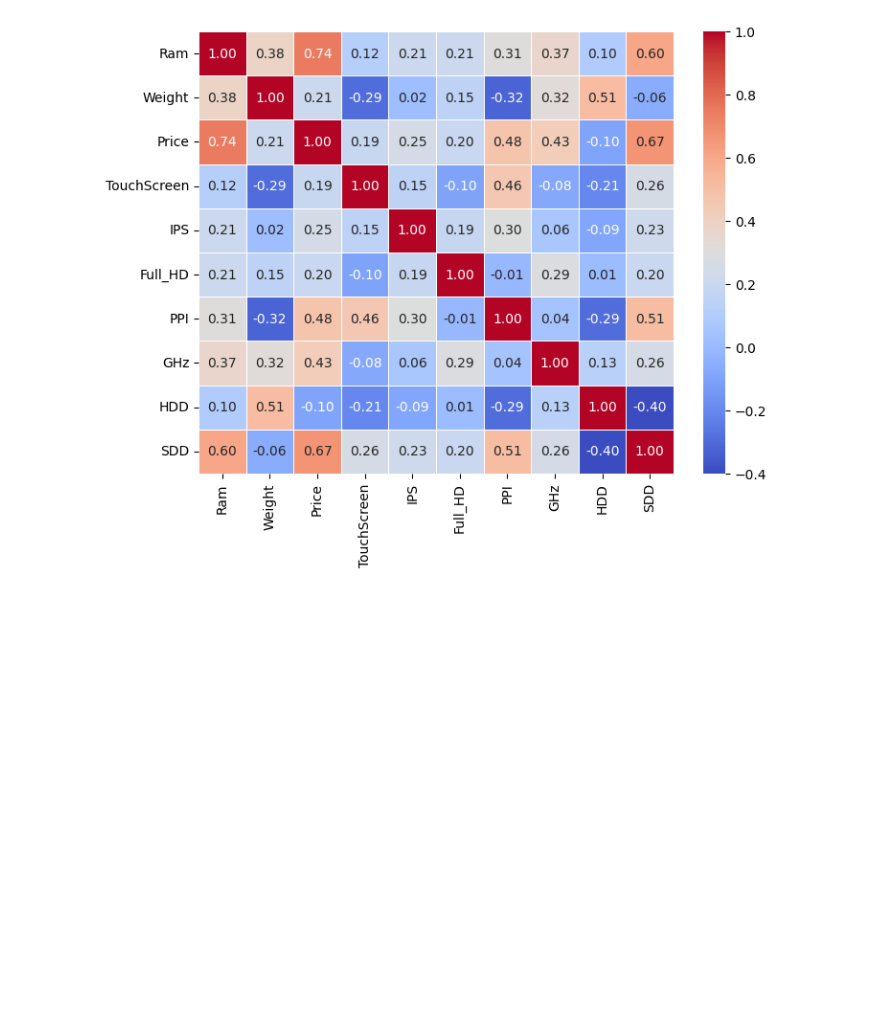
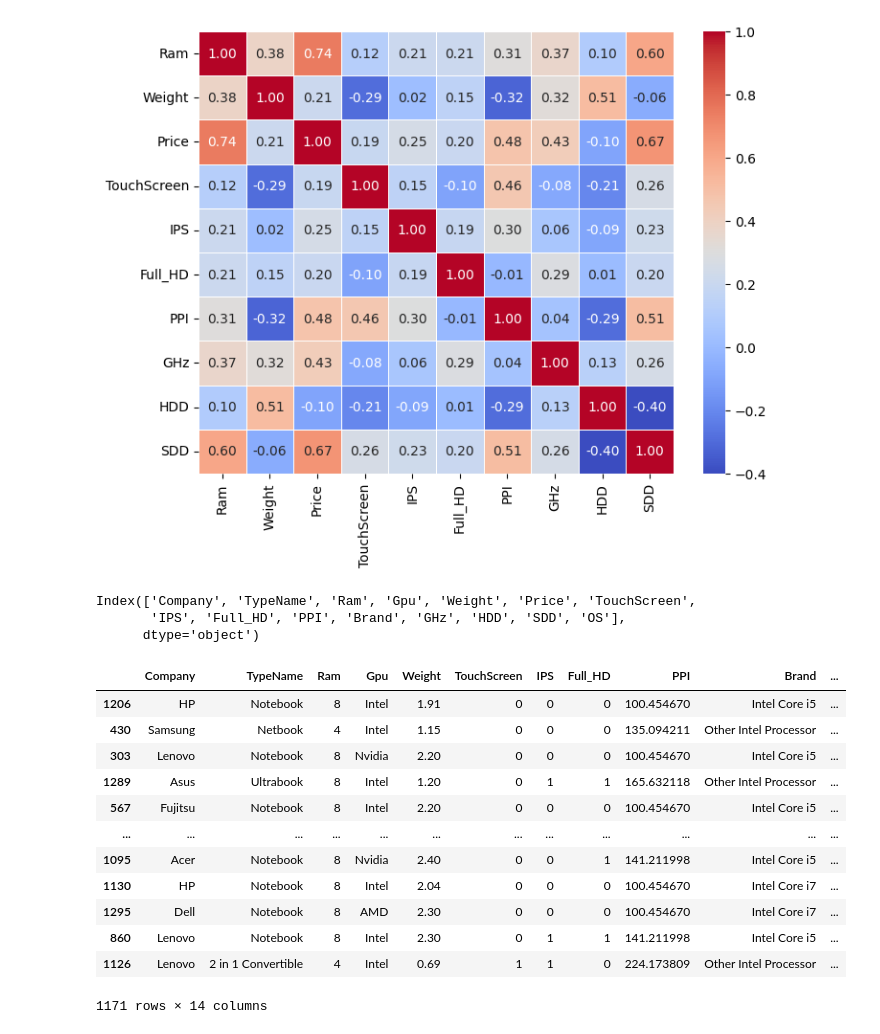
Before and after one commit to ChitwanRana/Predictive-Price-Estimator, a Jupyter notebook: Laptop_Price_Prediction.ipynb, the cells around one changed output. Cells and saved outputs as stored; diff of their text form; code cells hidden in the pictures; blank space fills up the shorter version.

Commit message:
model trained and tested

```diff
--- a/Laptop_Price_Prediction.ipynb
+++ b/Laptop_Price_Prediction.ipynb
@@ -616,3 +608,31 @@ sns.heatmap(corr1, annot=True, cmap='coolwarm', fmt=".2f", linewidths=0.5)
 # %% [output]
 <Axes: >
 [figure]
+# %%
+laptop.columns
+# %% [output]
+Index(['Company', 'TypeName', 'Ram', 'Gpu', 'Weight', 'Price', 'TouchScreen',
+       'IPS', 'Full_HD', 'PPI', 'Brand', 'GHz', 'HDD', 'SDD', 'OS'],
+      dtype='object')
+# %%
+X=laptop.drop('Price',axis=1)
+Y=laptop['Price']
+# %%
+from sklearn.model_selection import train_test_split
+X_train,X_test,Y_train,Y_test=train_test_split(X,Y,test_size=0.1,random_state=42)
+# %%
+X_train
+# %% [output]
+|  | Company | TypeName | Ram | Gpu | Weight | TouchScreen | IPS | Full_HD | PPI | Brand | ... |
+| 1206 | HP | Notebook | 8 | Intel | 1.91 | 0 | 0 | 0 | 100.454670 | Intel Core i5 | ... |
+| 430 | Samsung | Netbook | 4 | Intel | 1.15 | 0 | 0 | 0 | 135.094211 | Other Intel Processor | ... |
+| 303 | Lenovo | Notebook | 8 | Nvidia | 2.20 | 0 | 0 | 0 | 100.454670 | Intel Core i5 | ... |
+| 1289 | Asus | Ultrabook | 8 | Intel | 1.20 | 0 | 1 | 1 | 165.632118 | Other Intel Processor | ... |
+| 567 | Fujitsu | Notebook | 8 | Intel | 2.20 | 0 | 0 | 0 | 100.454670 | Intel Core i5 | ... |
+| ... | ... | ... | ... | ... | ... | ... | ... | ... | ... | ... | ... |
+| 1095 | Acer | Notebook | 8 | Nvidia | 2.40 | 0 | 0 | 1 | 141.211998 | Intel Core i5 | ... |
+| 1130 | HP | Notebook | 8 | Intel | 2.04 | 0 | 0 | 0 | 100.454670 | Intel Core i7 | ... |
+| 1295 | Dell | Notebook | 8 | AMD | 2.30 | 0 | 0 | 0 | 100.454670 | Intel Core i7 | ... |
+| 860 | Lenovo | Notebook | 8 | Intel | 2.30 | 0 | 1 | 1 | 141.211998 | Intel Core i5 | ... |
+| 1126 | Lenovo | 2 in 1 Convertible | 4 | Intel | 0.69 | 1 | 1 | 0 | 224.173809 | Other Intel Processor | ... |
+1171 rows × 14 columns
```
Also changed, not shown: parts of 21 cells of this notebook.
